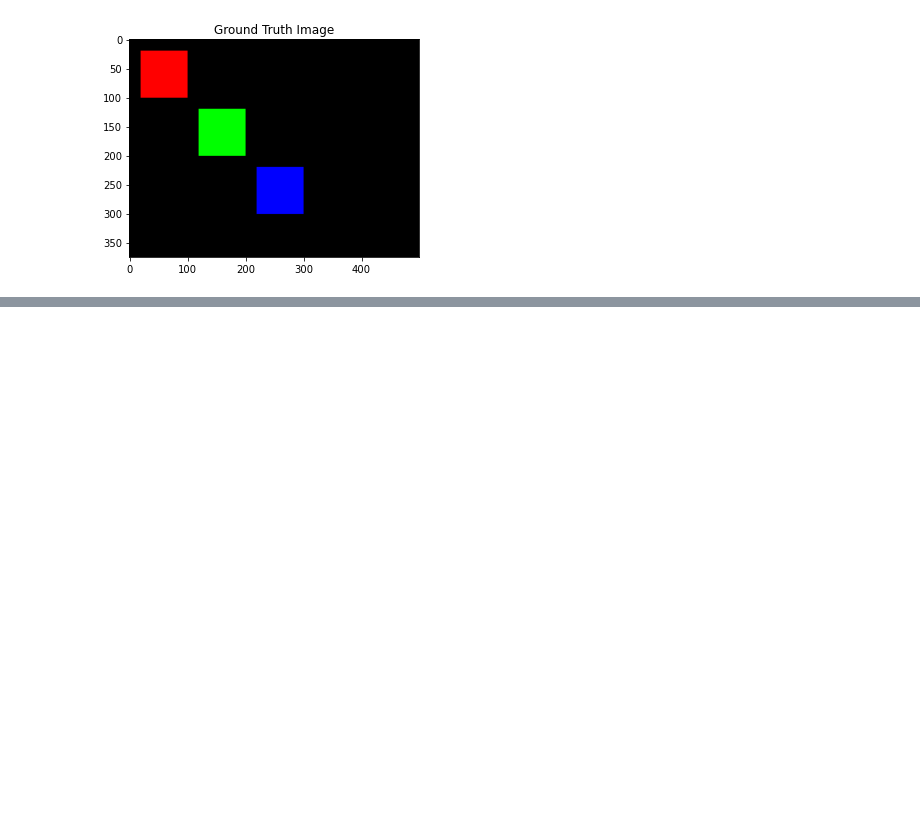
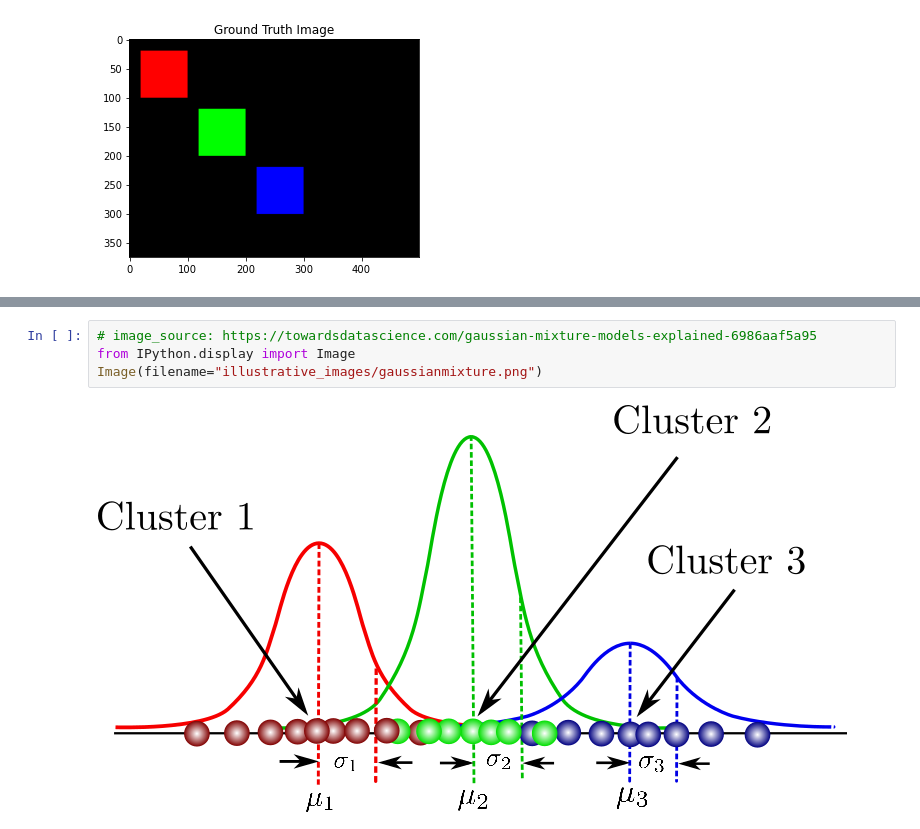
Before and after one commit to daviddeket/image_segmentation, a Jupyter notebook: clustering_based_segmentation.ipynb, the cells around one changed output, grey strips where cells are left out. Drawn from its saved outputs; the diff is of its cells as text; blank space fills up the shorter version.

```diff
--- a/clustering_based_segmentation.ipynb
+++ b/clustering_based_segmentation.ipynb
@@ -142,0 +221,6 @@ Normalized Mutual Information (NMI):  0.1287725501551811
+# %%
+# image_source: https://towardsdatascience.com/gaussian-mixture-models-explained-6986aaf5a95
+from IPython.display import Image
+Image(filename="illustrative_images/gaussianmixture.png")
+# %% [output]
+[figure, added]
```
Also changed, not shown: parts of 8 cells of this notebook, 4 other files.
